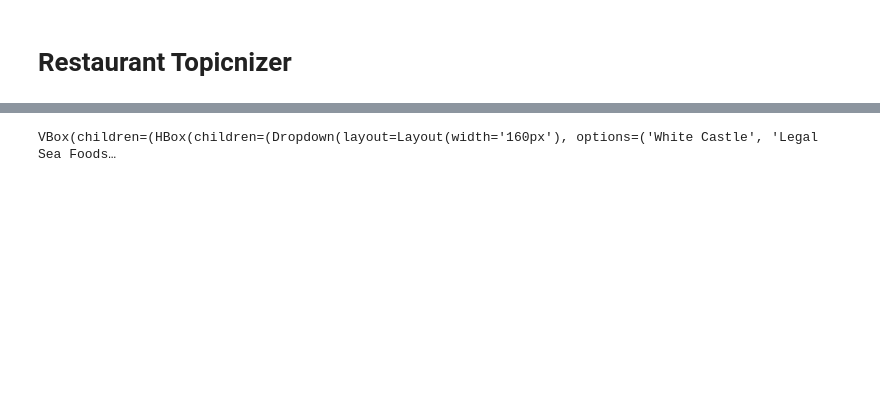
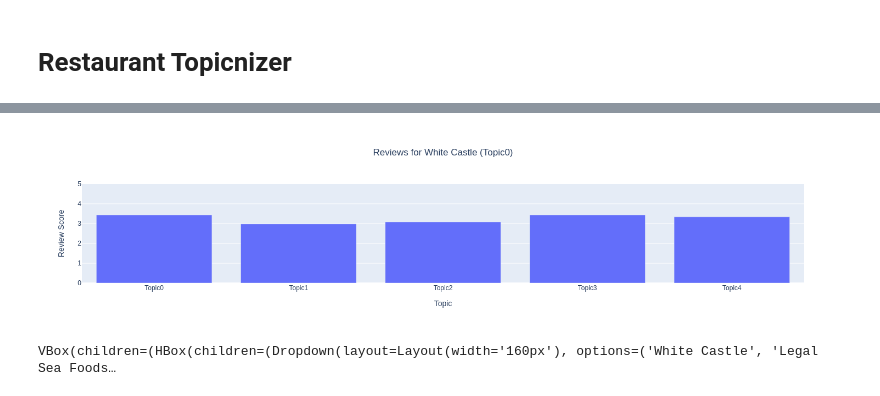
Before and after one commit to AConati/IDS_Project, a Jupyter notebook: TopicnizerApp.ipynb, the cells around one changed output, grey strips where cells are left out. Saved outputs shown, nothing was run; the diff lists cells and outputs as text; code cells hidden in the pictures; blank space fills up the shorter version.

```diff
--- a/TopicnizerApp.ipynb
+++ b/TopicnizerApp.ipynb
@@ -43,8 +45,13 @@ for file in os.listdir(directory):
     if filename.endswith(".csv"):
         restaurant_files.append(os.path.join(os.fsdecode(directory), filename))
 
-restaurant_dfs = [pd.read_csv(x) for x in restaurant_files]
-restaurant_dfs = [weighted_averages_by_year(x, NUM_TOPICS) for x in restaurant_dfs]
+raw_dfs = [pd.read_csv(x) for x in restaurant_files]
+restaurant_dfs = [weighted_averages_by_year(x, NUM_TOPICS) for x in raw_dfs]
+overall_dfs = [get_weighted_averages(x, NUM_TOPICS) for x in raw_dfs]
+overall_dfs = [pd.DataFrame(data={"Topic": TOPICS, "Score": [x[topic] for topic in TOPICS]}) for x in overall_dfs]
+
 restaurant_names = [os.path.splitext(filename)[0] for filename in restaurant_files]
 restaurant_names = [filename.replace('_', ' ')[filename.index("/")+1:] for filename in restaurant_names]
 restaurant_names = [" ".join(filename.split()[:-2]) for filename in restaurant_names]
+
+overall_dfs[0]
@@ -51,19 +65,38 @@ restaurant_names = [" ".join(filename.split()[:-2]) for filename in restaurant_n
 # %%
 x_label = "Year"
 y_label = "Review Score"
 df = restaurant_dfs[0][0]
+overall = overall_dfs[0]
 
 g = go.FigureWidget(data=go.Scatter(x=df["year"], y=df["score"]),
                    layout=go.Layout(
                    title={
                        "text": "Reviews for {} ({})".format(restaurant_names[0], TOPICS[0]),
                        "x": 0.5,
                        "y": 0.9,
                        "xanchor": "center",
                        "yanchor": "top"},
                        xaxis_title=x_label,
                        yaxis_title=y_label
                    ))
+
+g_over = go.FigureWidget(data=go.Bar(x=overall["Topic"], y=overall["Score"]),
+                   layout=go.Layout(
+                   title={
+                       "text": "Reviews for {} ({})".format(restaurant_names[0], TOPICS[0]),
+                       "x": 0.5,
+                       "y": 0.9,
+                       "xanchor": "center",
+                       "yanchor": "top"},
+                       xaxis_title="Topic",
+                       yaxis_title=y_label,
+                       yaxis=dict(
+                           range=[0,5]
+                       )
+                   ))
+g_over.show()
+# %% [output]
+[figure, added]
 # %%
 select_topic = Dropdown(options = TOPICS, layout=Layout(width = '160px'))
 select_restaurant = Dropdown(options = restaurant_names, layout=Layout(width = '160px'))
```
Also changed, not shown: parts of 3 cells of this notebook.
